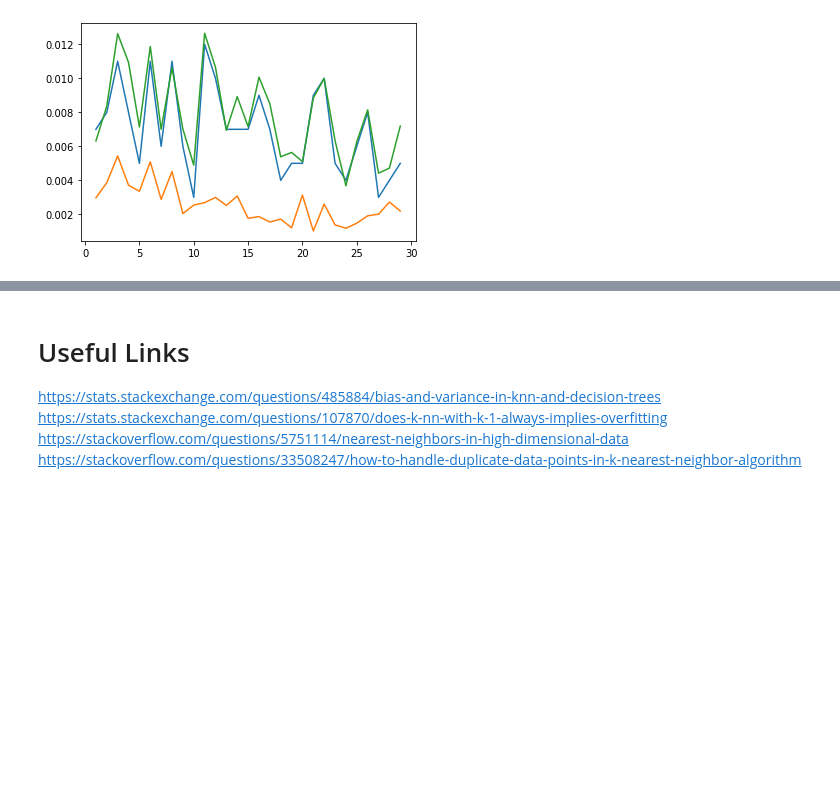
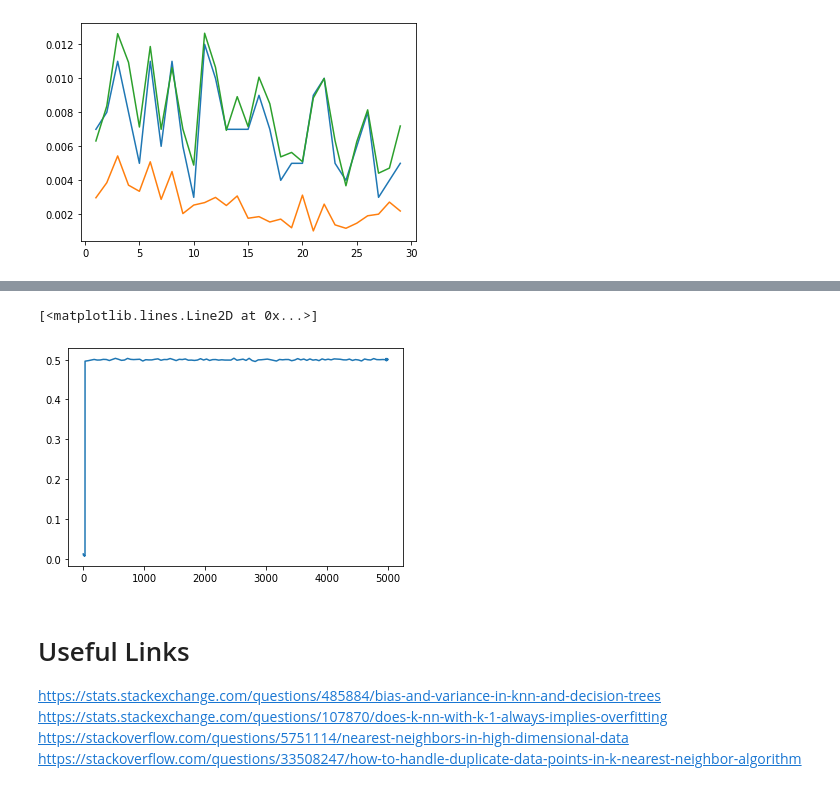
Before and after one commit to namiyousef/MLFirstPrinciples, a Jupyter notebook: Classification/kNN.ipynb, the cells around one changed output, grey strips where cells are left out. Cells and saved outputs as stored; diff of their text form; code cells hidden in the pictures; blank space fills up the shorter version.

Commit message:
runs experiments on knn generalisation error using faiss

```diff
--- a/Classification/kNN.ipynb
+++ b/Classification/kNN.ipynb
@@ -220,0 +269,6 @@ def generate_circular_data(n_samples, noise):
+# %%
+k = generate_k_range(100, n_samples, n_fine = 30)
+
+n_samples = 5000
+X, y = make_circles(n_samples,factor = 0.5, noise = 0.1)
+k, errors = measure_gen_error(X, y, k)
@@ -221,3 +313,8 @@ def generate_circular_data(n_samples, noise):
+# %%
+plt.plot(generate_k_range(100, n_samples, n_fine = 30), errors) # need to extend this anlysis but for k = infinity. Why does faiss fail after 30?
+# %% [output]
+[<matplotlib.lines.Line2D at 0x...>]
+[figure, added]
 # %% [markdown]
 # Useful Links
 
```
Also changed, not shown: parts of 4 cells of this notebook.
